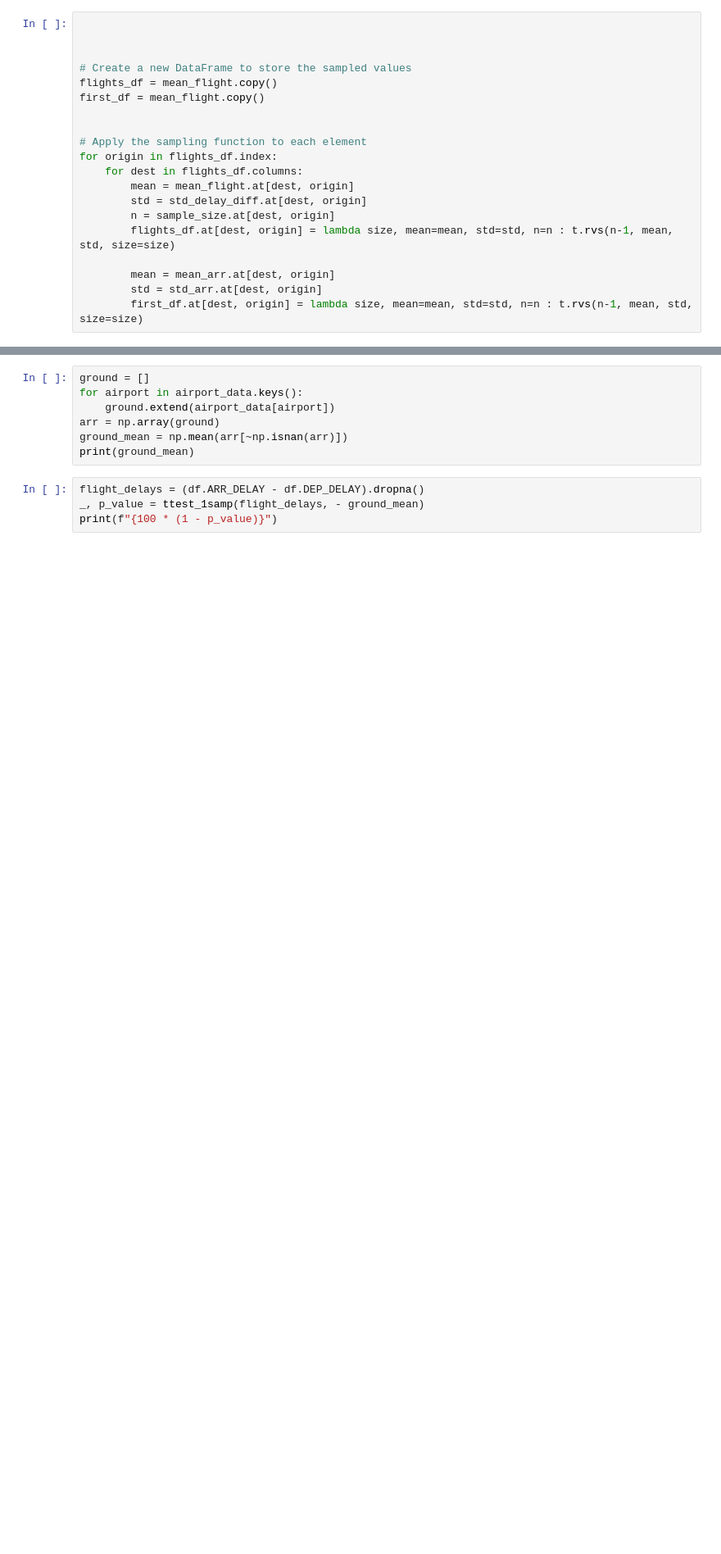
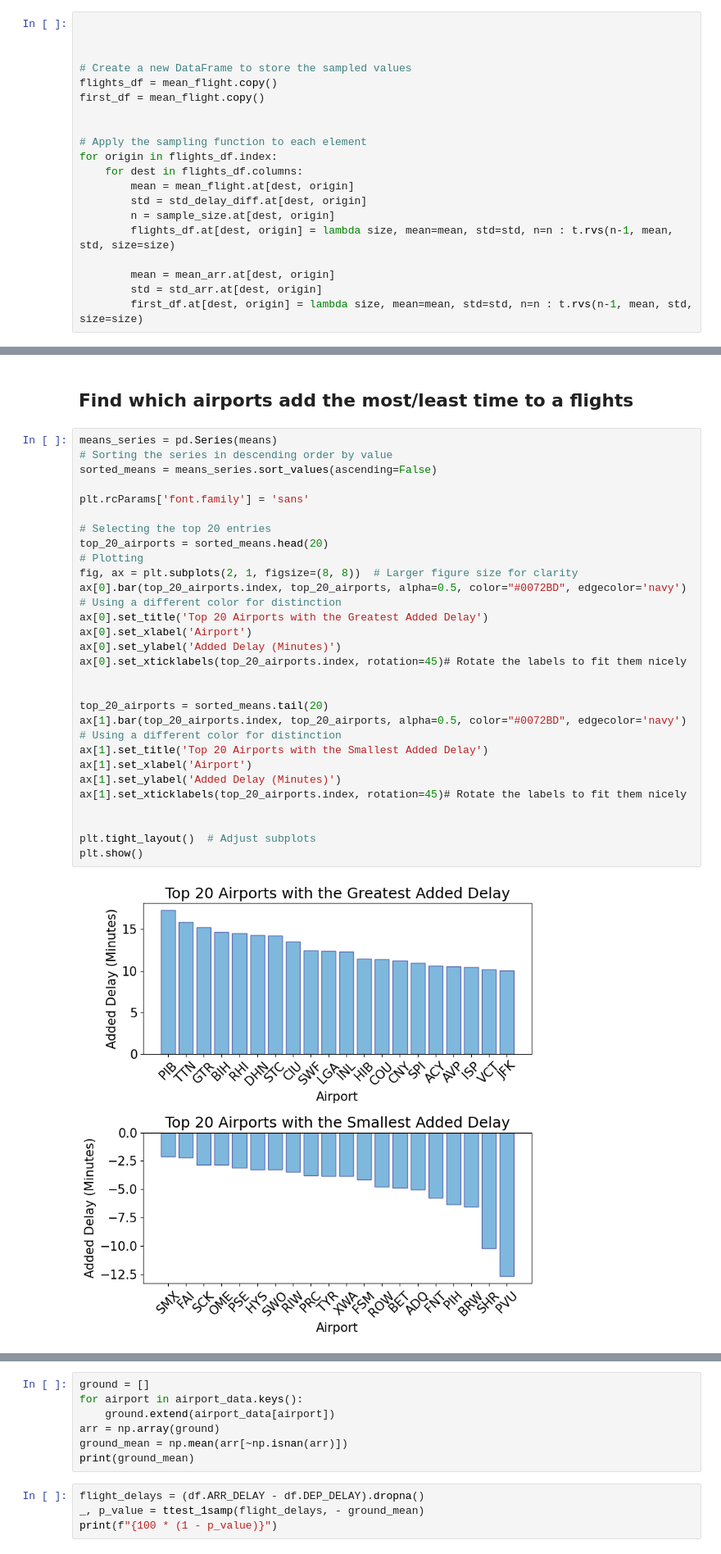
Before and after one commit to andyeske/Flight-delays, a Jupyter notebook: Python Code/final_project.ipynb, the cells around one changed output, grey strips where cells are left out. Shown at 82% size. Saved outputs shown, nothing was run; the diff lists cells and outputs as text; blank space fills up the shorter version.

```diff
--- a/Python Code/final_project.ipynb
+++ b/Python Code/final_project.ipynb
@@ -136,0 +100,32 @@ for airport in airport_data.keys():
+# %% [markdown]
+## Find which airports add the most/least time to a flights
+# %%
+means_series = pd.Series(means)
+# Sorting the series in descending order by value
+sorted_means = means_series.sort_values(ascending=False)
+
+plt.rcParams['font.family'] = 'sans'
+
+# Selecting the top 20 entries
+top_20_airports = sorted_means.head(20)
+# Plotting
+fig, ax = plt.subplots(2, 1, figsize=(8, 8))  # Larger figure size for clarity
+ax[0].bar(top_20_airports.index, top_20_airports, alpha=0.5, color="#0072BD", edgecolor='navy')  # Using a different color for distinction
+ax[0].set_title('Top 20 Airports with the Greatest Added Delay')
+ax[0].set_xlabel('Airport')
+ax[0].set_ylabel('Added Delay (Minutes)')
+ax[0].set_xticklabels(top_20_airports.index, rotation=45)# Rotate the labels to fit them nicely
+
+
+top_20_airports = sorted_means.tail(20)
+ax[1].bar(top_20_airports.index, top_20_airports, alpha=0.5, color="#0072BD", edgecolor='navy')  # Using a different color for distinction
+ax[1].set_title('Top 20 Airports with the Smallest Added Delay')
+ax[1].set_xlabel('Airport')
+ax[1].set_ylabel('Added Delay (Minutes)')
+ax[1].set_xticklabels(top_20_airports.index, rotation=45)# Rotate the labels to fit them nicely
+
+
+plt.tight_layout()  # Adjust subplots
+plt.show()
+# %% [output]
+[figure, added]
```
Also changed, not shown: parts of 18 cells of this notebook, 1 other file.
